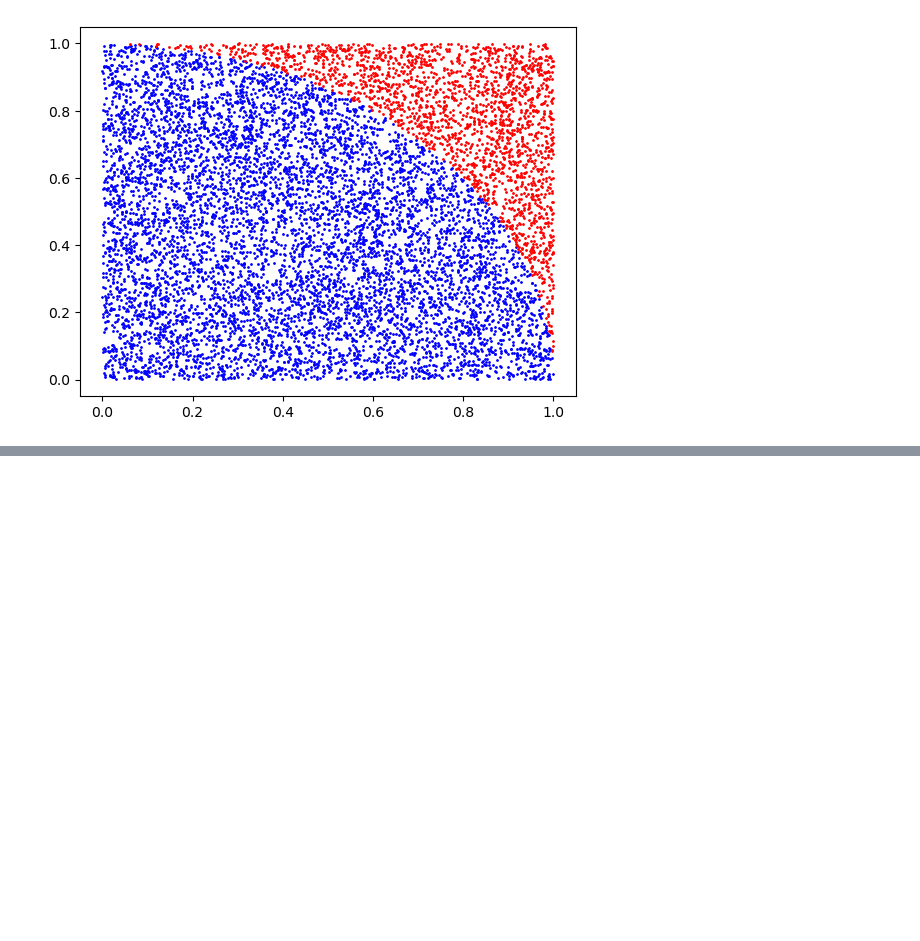
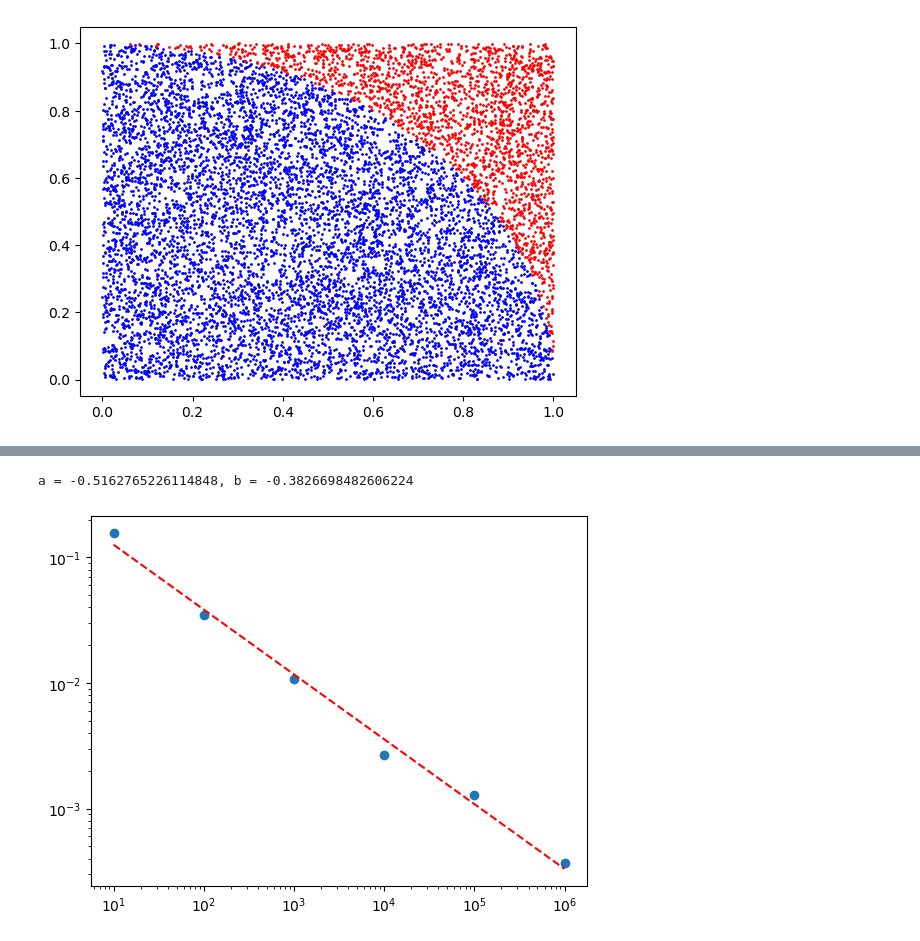
Before and after one commit to HenriqueLSL/Atividades-Fisica-Computacional, a Jupyter notebook: Atividade 03/MonteCarlo.ipynb, the cells around one changed output, grey strips where cells are left out. Cells and saved outputs as stored; diff of their text form; code cells hidden in the pictures; blank space fills up the shorter version.

```diff
--- a/Atividade 03/MonteCarlo.ipynb
+++ b/Atividade 03/MonteCarlo.ipynb
@@ -62,0 +110,20 @@ plt.show()
+# %%
+plt.loglog(N, En, 'o')
+
+x1 = np.log10(N)
+y1 = np.log10(En)
+param = np.polyfit(x1, y1, 1) # y1 = a*x1 + b
+print(f'a = {param[0]}, b = {param[1]}')
+# y1 = a*x1 + b
+# ln(En) = a * ln(N) + b
+# En = e^b * N^a
+
+
+x_fit = np.linspace(1, 6, 5)
+y_fit = np.polyval(param, x_fit)
+plt.plot(10**(x_fit), 10**(y_fit),'r--', ms=1)
+
+plt.show()
+# %% [output]
+a = -0.5162765226114848, b = -0.3826698482606224
+[figure, added]
```
Also changed, not shown: parts of 2 cells of this notebook.
